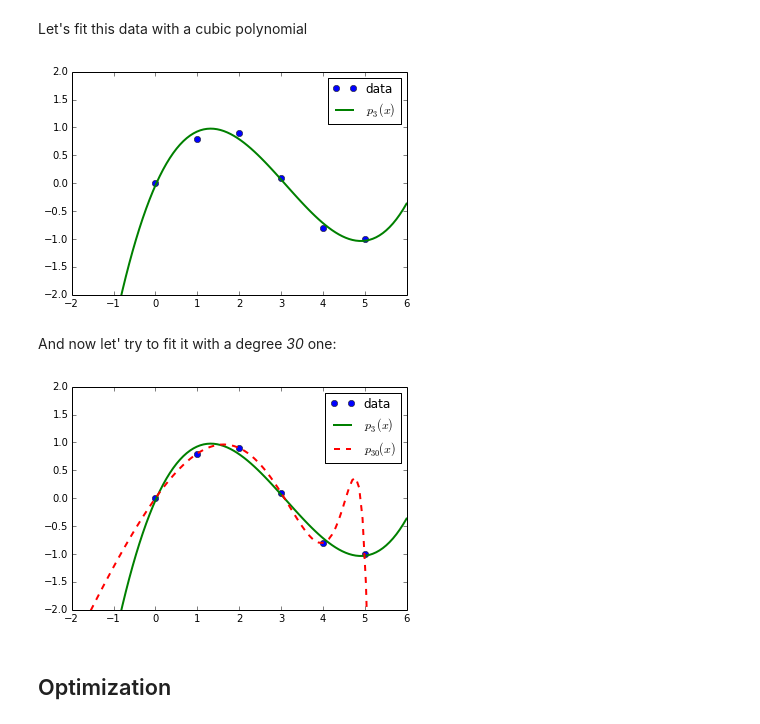
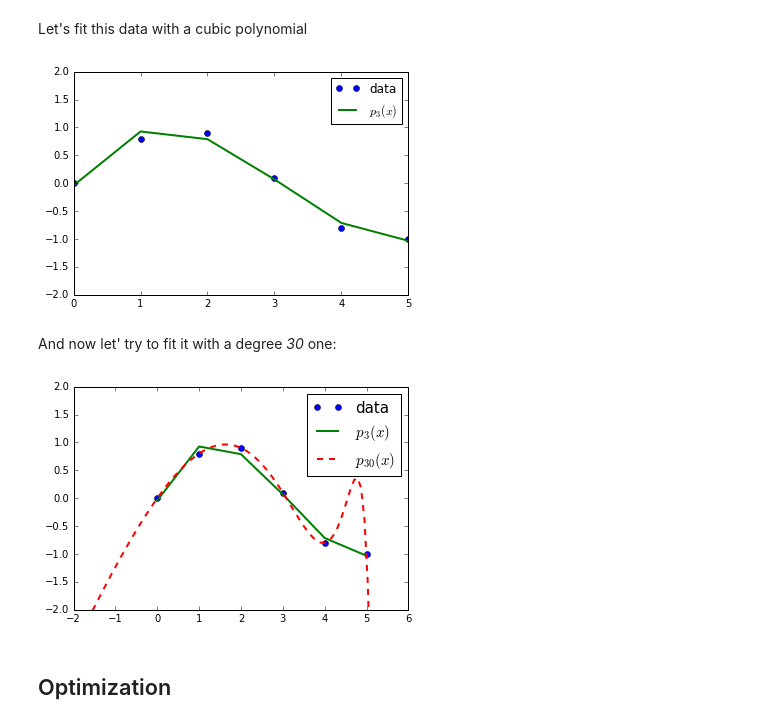
Before and after one commit to profjsb/python-seminar, a Jupyter notebook: DataFiles_and_Notebooks/03_Numpy_Scipy_Stats/ScipyIntro.ipynb, the cells around one changed output. Drawn from its saved outputs; the diff is of its cells as text; code cells hidden in the pictures.

```diff
--- a/DataFiles_and_Notebooks/03_Numpy_Scipy_Stats/ScipyIntro.ipynb
+++ b/DataFiles_and_Notebooks/03_Numpy_Scipy_Stats/ScipyIntro.ipynb
@@ -194,22 +199,22 @@ Let's fit this data with a cubic polynomial
 # %%
 z = np.polyfit(x, y, 3)
 p = np.poly1d(z)
-ax.plot(xp, p(xp), '-', lw=2, label='$p_3(x)$')
+ax.plot(x, p(x), '-', lw=2, label='$p_3(x)$')
 ax.set_ylim(-2, 2)
 ax.legend()
 f
 # %% [output]
-[figure, old version]
+[figure, new version]
 # %% [markdown]
 And now let' try to fit it with a degree *30* one:
 # %%
 p30 = np.poly1d(np.polyfit(x, y, 30))
 xp = np.linspace(-2, 6, 100)
 ax.plot(xp, p30(xp), '--', lw=2, label='$p_{30}(x)$')
-ax.legend()
+ax.legend(fontsize=15)
 f
 # %% [output]
-[figure, old version]
+[figure, new version]
 # %% [markdown]
 ## Optimization
 # %% [markdown]
```
Also changed, not shown: parts of 22 cells of this notebook.
